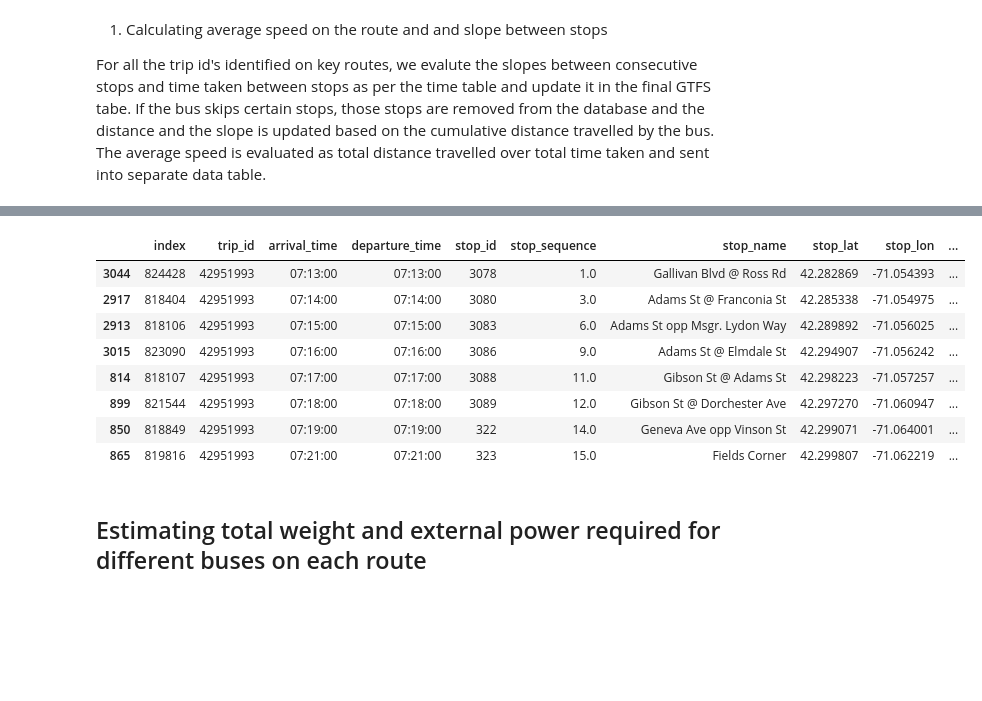
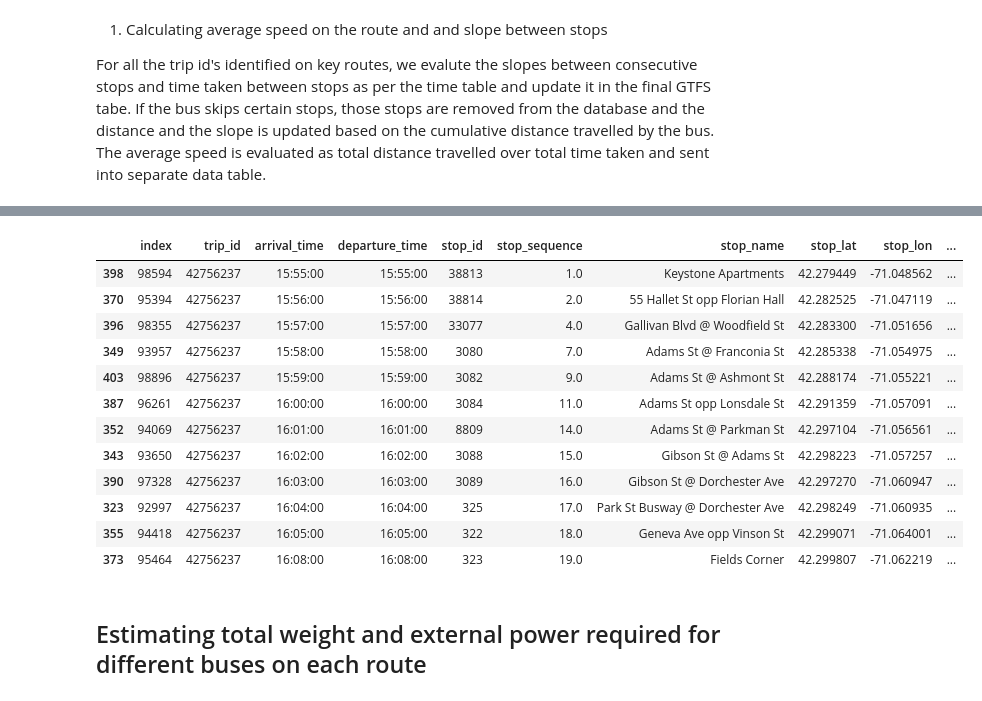
Before and after one commit to UpadhiV/evfleets, a Jupyter notebook: Boston .ipynb, the cells around one changed output, grey strips where cells are left out. Cells and saved outputs as stored; diff of their text form; code cells hidden in the pictures; blank space fills up the shorter version.

```diff
--- a/Boston .ipynb
+++ b/Boston .ipynb
@@ -406,16 +478,20 @@ trip_data
 # %%
-#checking the data for a random trip id
-df[df.trip_id == "42951993"]
+#checking the data for a random trip id after removing skipped stops and ordering the data based on sequence of stops
+df[df.trip_id == "42756237"]
 # %% [output]
 |  | index | trip_id | arrival_time | departure_time | stop_id | stop_sequence | stop_name | stop_lat | stop_lon | ... |
-| 3044 | 824428 | 42951993 | 07:13:00 | 07:13:00 | 3078 | 1.0 | Gallivan Blvd @ Ross Rd | 42.282869 | -71.054393 | ... |
-| 2917 | 818404 | 42951993 | 07:14:00 | 07:14:00 | 3080 | 3.0 | Adams St @ Franconia St | 42.285338 | -71.054975 | ... |
-| 2913 | 818106 | 42951993 | 07:15:00 | 07:15:00 | 3083 | 6.0 | Adams St opp Msgr. Lydon Way | 42.289892 | -71.056025 | ... |
-| 3015 | 823090 | 42951993 | 07:16:00 | 07:16:00 | 3086 | 9.0 | Adams St @ Elmdale St | 42.294907 | -71.056242 | ... |
-| 814 | 818107 | 42951993 | 07:17:00 | 07:17:00 | 3088 | 11.0 | Gibson St @ Adams St | 42.298223 | -71.057257 | ... |
-| 899 | 821544 | 42951993 | 07:18:00 | 07:18:00 | 3089 | 12.0 | Gibson St @ Dorchester Ave | 42.297270 | -71.060947 | ... |
-| 850 | 818849 | 42951993 | 07:19:00 | 07:19:00 | 322 | 14.0 | Geneva Ave opp Vinson St | 42.299071 | -71.064001 | ... |
-| 865 | 819816 | 42951993 | 07:21:00 | 07:21:00 | 323 | 15.0 | Fields Corner | 42.299807 | -71.062219 | ... |
+| 398 | 98594 | 42756237 | 15:55:00 | 15:55:00 | 38813 | 1.0 | Keystone Apartments | 42.279449 | -71.048562 | ... |
+| 370 | 95394 | 42756237 | 15:56:00 | 15:56:00 | 38814 | 2.0 | 55 Hallet St opp Florian Hall | 42.282525 | -71.047119 | ... |
+| 396 | 98355 | 42756237 | 15:57:00 | 15:57:00 | 33077 | 4.0 | Gallivan Blvd @ Woodfield St | 42.283300 | -71.051656 | ... |
+| 349 | 93957 | 42756237 | 15:58:00 | 15:58:00 | 3080 | 7.0 | Adams St @ Franconia St | 42.285338 | -71.054975 | ... |
+| 403 | 98896 | 42756237 | 15:59:00 | 15:59:00 | 3082 | 9.0 | Adams St @ Ashmont St | 42.288174 | -71.055221 | ... |
+| 387 | 96261 | 42756237 | 16:00:00 | 16:00:00 | 3084 | 11.0 | Adams St opp Lonsdale St | 42.291359 | -71.057091 | ... |
+| 352 | 94069 | 42756237 | 16:01:00 | 16:01:00 | 8809 | 14.0 | Adams St @ Parkman St | 42.297104 | -71.056561 | ... |
+| 343 | 93650 | 42756237 | 16:02:00 | 16:02:00 | 3088 | 15.0 | Gibson St @ Adams St | 42.298223 | -71.057257 | ... |
+| 390 | 97328 | 42756237 | 16:03:00 | 16:03:00 | 3089 | 16.0 | Gibson St @ Dorchester Ave | 42.297270 | -71.060947 | ... |
+| 323 | 92997 | 42756237 | 16:04:00 | 16:04:00 | 325 | 17.0 | Park St Busway @ Dorchester Ave | 42.298249 | -71.060935 | ... |
+| 355 | 94418 | 42756237 | 16:05:00 | 16:05:00 | 322 | 18.0 | Geneva Ave opp Vinson St | 42.299071 | -71.064001 | ... |
+| 373 | 95464 | 42756237 | 16:08:00 | 16:08:00 | 323 | 19.0 | Fields Corner | 42.299807 | -71.062219 | ... |
 # %%
 #sending data back to the database
 trip_data.to_sql("mbta_route_data", con=engine, chunksize = 25000, if_exists ="replace")
```
Also changed, not shown: parts of 25 cells of this notebook.
